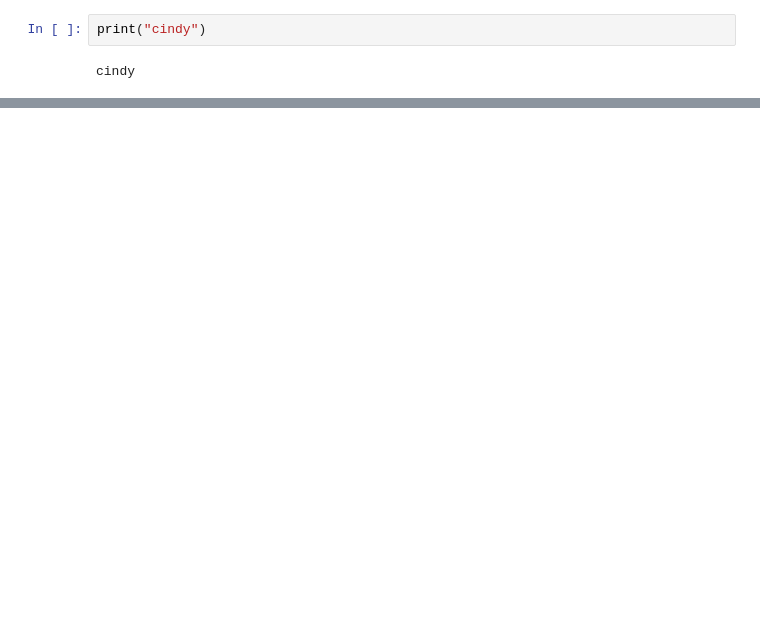
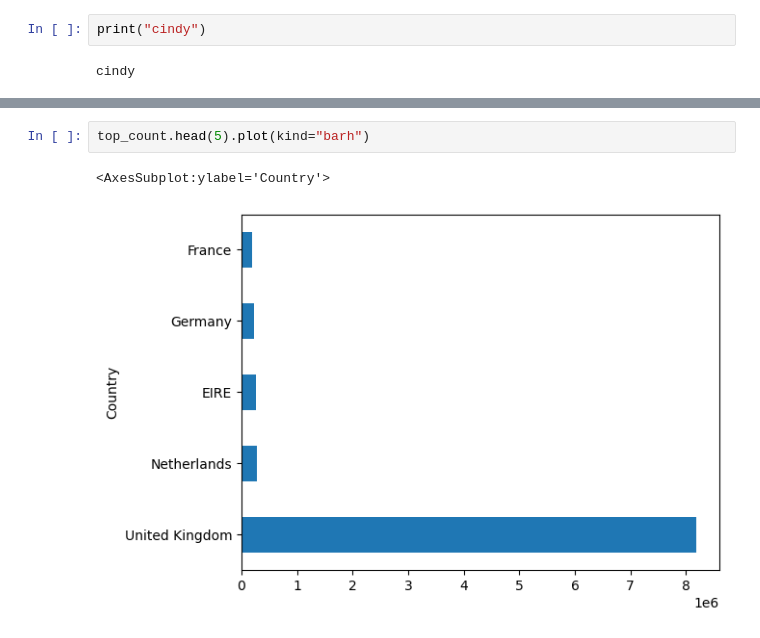
Before and after one commit to Cetezin/data_analytic, a Jupyter notebook: ClassWork.ipynb, the cells around one changed output, grey strips where cells are left out. Saved outputs shown, nothing was run; the diff lists cells and outputs as text; blank space fills up the shorter version.

```diff
--- a/ClassWork.ipynb
+++ b/ClassWork.ipynb
@@ -587,0 +757,5 @@ concat_data
+# %%
+top_count.head(5).plot(kind="barh")
+# %% [output]
+<AxesSubplot:ylabel='Country'>
+[figure, added]
```
Also changed, not shown: parts of 79 cells of this notebook.
